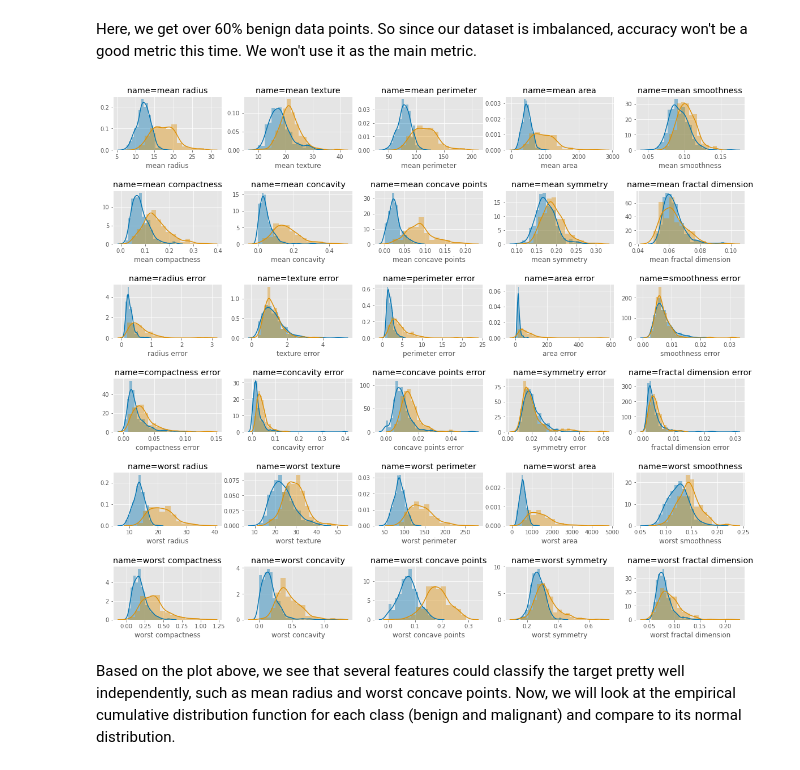
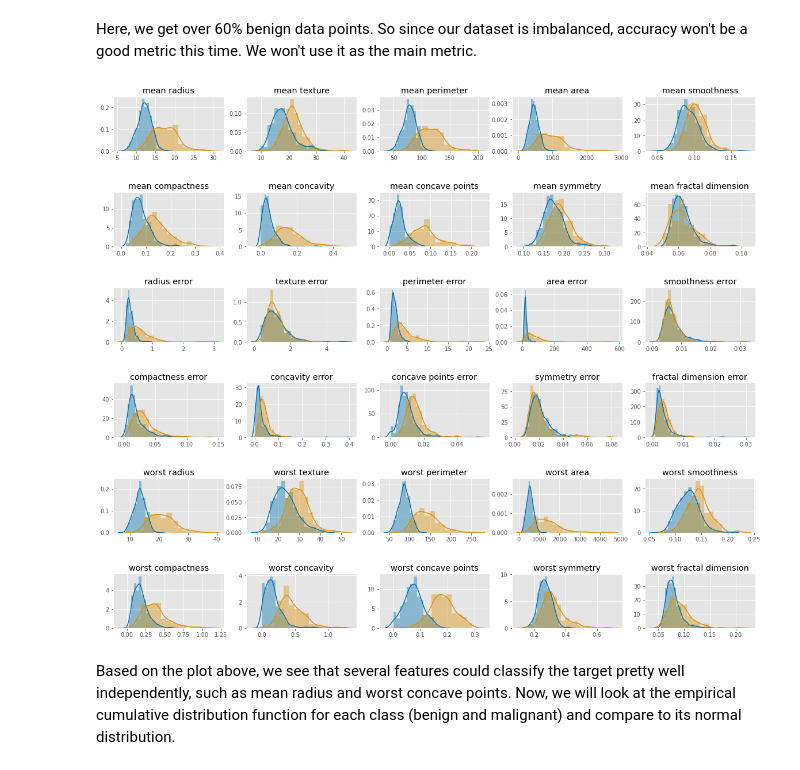
Before and after one commit to agusrichard/data-science-learning-projects, a Jupyter notebook: Breast Cancer/breast_cancer_predictive_modeling.ipynb, the cells around one changed output. Cells and saved outputs as stored; diff of their text form; code cells hidden in the pictures.

```diff
--- a/Breast Cancer/breast_cancer_predictive_modeling.ipynb
+++ b/Breast Cancer/breast_cancer_predictive_modeling.ipynb
@@ -105,13 +145,14 @@ Here, we get over 60% benign data points. So since our dataset is imbalanced, ac
 # %%
 fig, axes = plt.subplots(6, 5, figsize=(20, 17))
 fig.subplots_adjust(hspace=0.75)
 
 for (ax, col) in zip(axes.ravel(), dataset.columns[:-1]):
     sns.distplot(dataset.loc[dataset['target'] == 'benign', col], ax=ax)
     sns.distplot(dataset.loc[dataset['target'] == 'malignant', col], ax=ax)
-    ax.set_title('name={}'.format(col))
+    ax.set_title(col)
+    ax.set_xlabel('')
 # %% [output]
-[figure, old version]
+[figure, new version]
 # %% [markdown]
 Based on the plot above, we see that several features could classify the target pretty well independently, such as mean radius and worst concave points. Now, we will look at the empirical cumulative distribution function for each class (benign and malignant) and compare to its normal distribution.
 # %%
```
Also changed, not shown: parts of 10 cells of this notebook.
